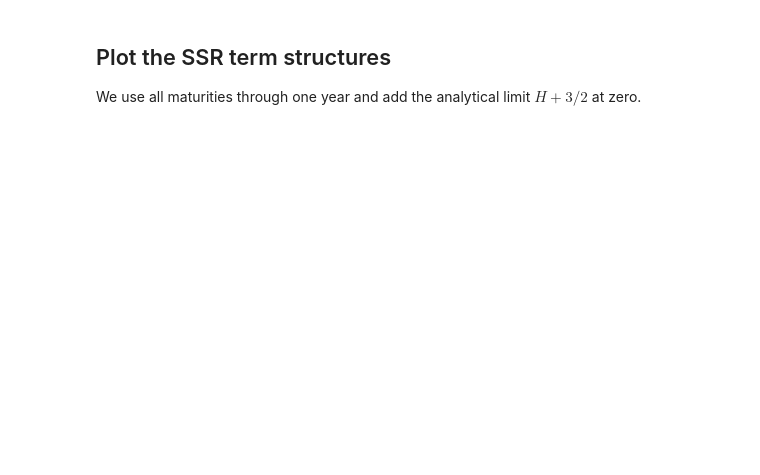
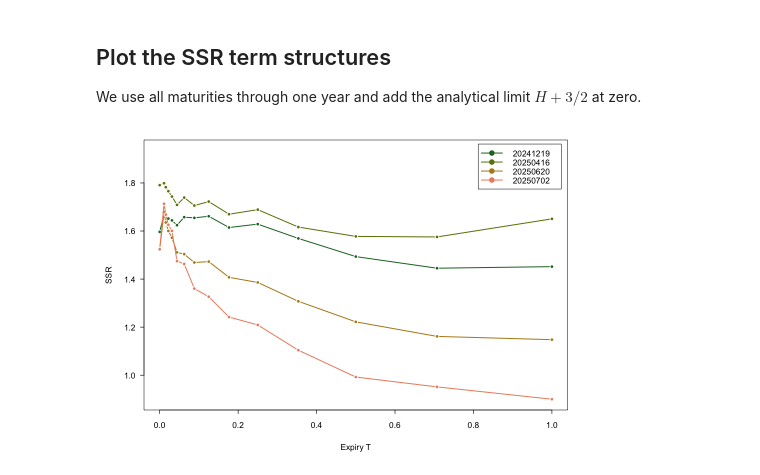
Before and after one commit to jgatheral/QuadraticRoughHeston, a Jupyter notebook: R/ssr.ipynb, the cells around one changed output. Saved outputs shown, nothing was run; the diff lists cells and outputs as text; code cells hidden in the pictures; blank space fills up the shorter version.

```diff
--- a/R/ssr.ipynb
+++ b/R/ssr.ipynb
@@ -32,8 +44,11 @@ Here $h(T)=\texttt{BLIP}\sqrt{T}$ with `BLIP = 0.01`, as written in the paper.
 
 Base and blipped simulations share the same random numbers.
 # %%
-SAVEFIG <- FALSE  # FALSE: display only; TRUE: export PDF/EPS and CSV.
-PATHS <- 300000; STEPS <- 300; SEED <- 1234; EPS <- .03; BLIP <- 0.01
+PATHS <- 100000
+STEPS <- 100
+SEED <- 1234
+EPS <- 0.03
+BLIP <- 0.01
 # %% [markdown]
 ## Compute base and blipped implied volatilities and the ATM skew
 
@@ -55,0 +114,26 @@ if (SAVEFIG) {
+# %%
+options(repr.plot.width = 8, repr.plot.height = 5.5)
+par(
+    bg = "white", mar = c(4, 4, 1, 0.7), ps = 10, cex = 1, lwd = 0.8,
+    mgp = c(2.5, 0.7, 0), tcl = -0.3, xaxs = "i", yaxs = "i"
+)
+limits <- range(ssr$ssr)
+plot(NA,
+    xlim = c(-0.04, 1.04),
+    ylim = c(limits[1] - 0.05 * diff(limits), limits[2] + 0.18),
+    xlab = "Expiry T", ylab = "SSR", las = 1
+)
+for (i in seq_along(CALIB_DATES)) {
+    d <- ssr[ssr$date == CALIB_DATES[i], ]
+    lines(d$expiry, d$ssr, col = COLORS[i], lwd = 1.6, lend = "butt")
+    points(d$expiry, d$ssr,
+        pch = 21, bg = COLORS[i], col = "white",
+        cex = 0.8, lwd = 1.4
+    )
+}
+legend("topright",
+    legend = CALIB_DATES, col = COLORS, lty = 1,
+    lwd = 1.6, pch = 21, pt.bg = COLORS, bg = "white", inset = 0.015
+)
+# %% [output]
+[figure, added]
```
Also changed, not shown: parts of 5 cells of this notebook, 17 other files.
